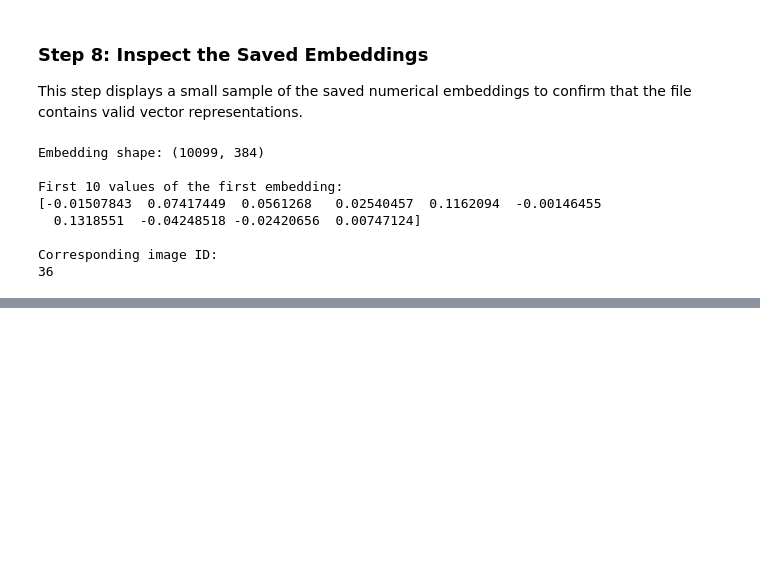
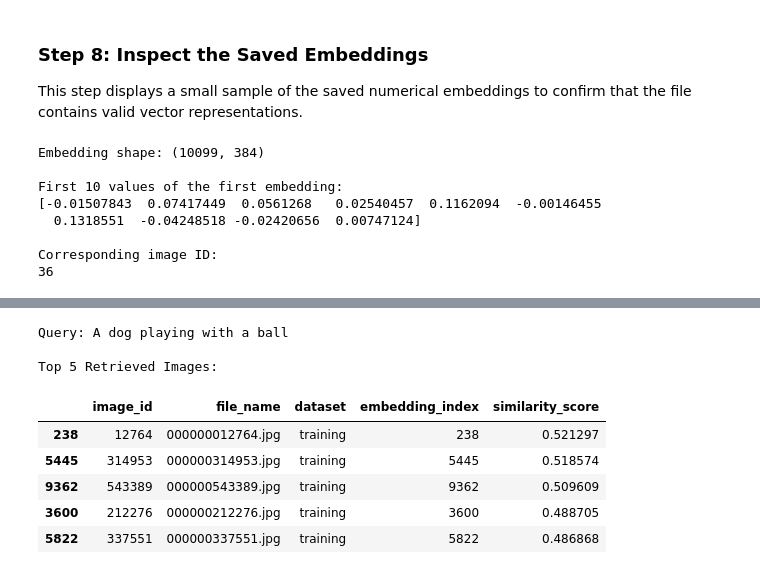
Before and after one commit to Arou-etud/Metadata_RAG_START, a Jupyter notebook: notebooks/05_embedding_preparation.ipynb, the cells around one changed output, grey strips where cells are left out. Saved outputs shown, nothing was run; the diff lists cells and outputs as text; code cells hidden in the pictures; blank space fills up the shorter version.

```diff
--- a/notebooks/05_embedding_preparation.ipynb
+++ b/notebooks/05_embedding_preparation.ipynb
@@ -334,0 +813,9 @@ This concludes Notebook 05 and completes the embedding preparation component of
+# %%
+from sentence_transformers import SentenceTransformer
+
+model = SentenceTransformer(
+    "sentence-transformers/all-MiniLM-L6-v2"
+)
+
+print("Embedding model loaded successfully!")
+print("Embedding dimension:", model.get_embedding_dimension())
@@ -334,0 +830,4 @@ This concludes Notebook 05 and completes the embedding preparation component of
+# %%
+user_query = "A dog playing with a ball"
+
+print("User query:", user_query)
@@ -334,0 +844,38 @@ This concludes Notebook 05 and completes the embedding preparation component of
+# %%
+# Convert the query into an embedding
+query_embedding = model.encode(
+    [user_query],
+    convert_to_numpy=True,
+    normalize_embeddings=True
+)[0]
+
+# Check vector dimensions
+assert query_embedding.shape[0] == release_embeddings.shape[1]
+
+# Calculate cosine similarity
+similarity_scores = release_embeddings @ query_embedding
+
+# Retrieve the top 5 results
+top_k = 5
+
+top_indices = np.argsort(similarity_scores)[::-1][:top_k]
+
+# Get the corresponding image records
+top_results = release_index.iloc[top_indices].copy()
+
+# Add similarity scores
+top_results["similarity_score"] = similarity_scores[top_indices]
+
+print("Query:", user_query)
+print("\nTop", top_k, "Retrieved Images:")
+display(top_results)
+# %% [output]
+Query: A dog playing with a ball
+
+Top 5 Retrieved Images:
+|  | image_id | file_name | dataset | embedding_index | similarity_score |
+| 238 | 12764 | 000000012764.jpg | training | 238 | 0.521297 |
+| 5445 | 314953 | 000000314953.jpg | training | 5445 | 0.518574 |
+| 9362 | 543389 | 000000543389.jpg | training | 9362 | 0.509609 |
+| 3600 | 212276 | 000000212276.jpg | training | 3600 | 0.488705 |
+| 5822 | 337551 | 000000337551.jpg | training | 5822 | 0.486868 |
```
Also changed, not shown: parts of 41 cells of this notebook, 14 other files.
